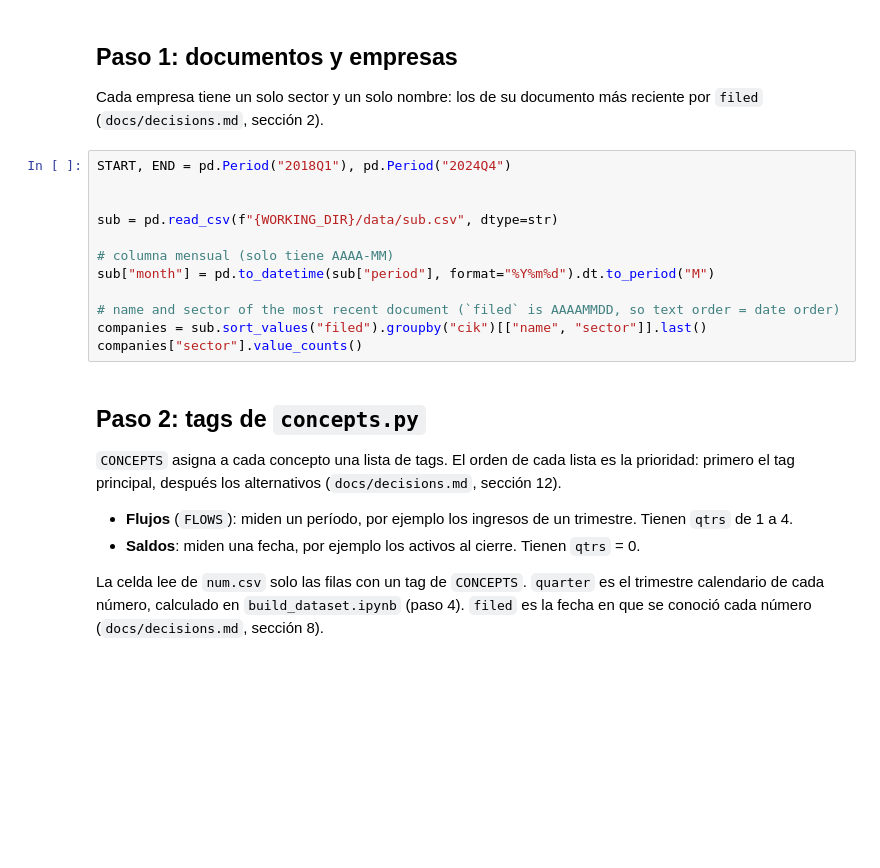
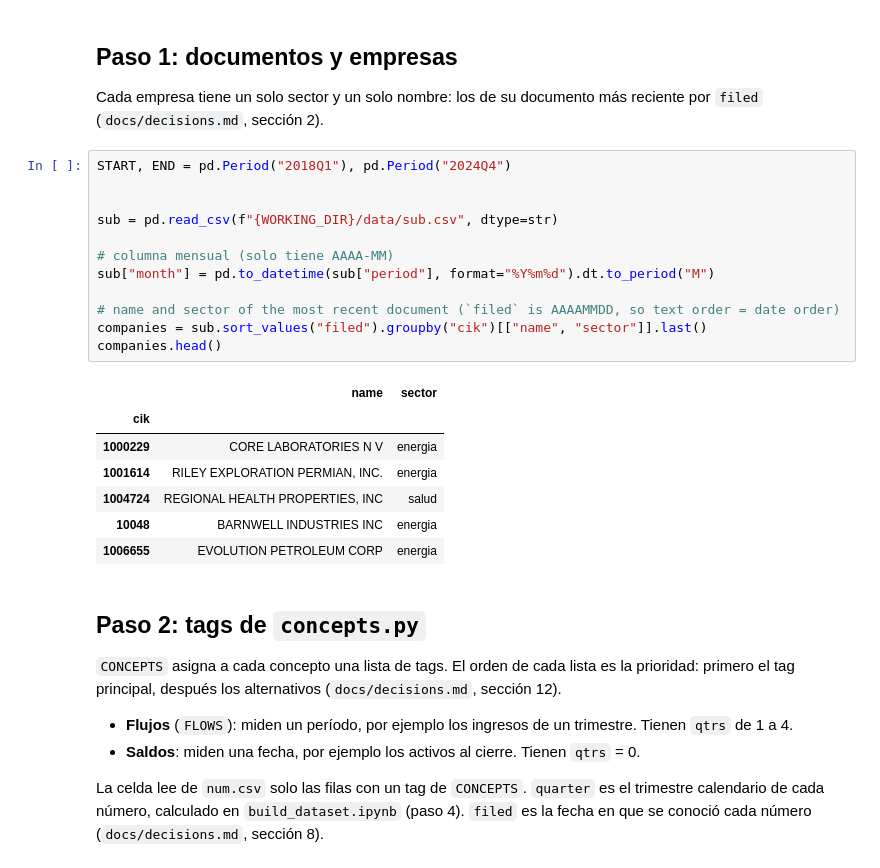
Before and after one commit to EbnerLautaro/MAI-Diplodatos, a Jupyter notebook: src/build_panel.ipynb, the cells around one changed output. Drawn from its saved outputs; the diff is of its cells as text; blank space fills up the shorter version.

```diff
--- a/src/build_panel.ipynb
+++ b/src/build_panel.ipynb
@@ -57,15 +57,23 @@ Cada empresa tiene un solo sector y un solo nombre: los de su documento más rec
 # %%
 START, END = pd.Period("2018Q1"), pd.Period("2024Q4")
 
 
 sub = pd.read_csv(f"{WORKING_DIR}/data/sub.csv", dtype=str)
 
 # columna mensual (solo tiene AAAA-MM)
 sub["month"] = pd.to_datetime(sub["period"], format="%Y%m%d").dt.to_period("M")
 
 # name and sector of the most recent document (`filed` is AAAAMMDD, so text order = date order)
 companies = sub.sort_values("filed").groupby("cik")[["name", "sector"]].last()
-companies["sector"].value_counts()
+companies.head()
+# %% [output]
+|  | name | sector |
+| cik |  |  |
+| 1000229 | CORE LABORATORIES N V | energia |
+| 1001614 | RILEY EXPLORATION PERMIAN, INC. | energia |
+| 1004724 | REGIONAL HEALTH PROPERTIES, INC | salud |
+| 10048 | BARNWELL INDUSTRIES INC | energia |
+| 1006655 | EVOLUTION PETROLEUM CORP | energia |
 # %% [markdown]
 ## Paso 2: tags de `concepts.py`
 
```
Also changed, not shown: parts of 12 cells of this notebook, 1 other file.
